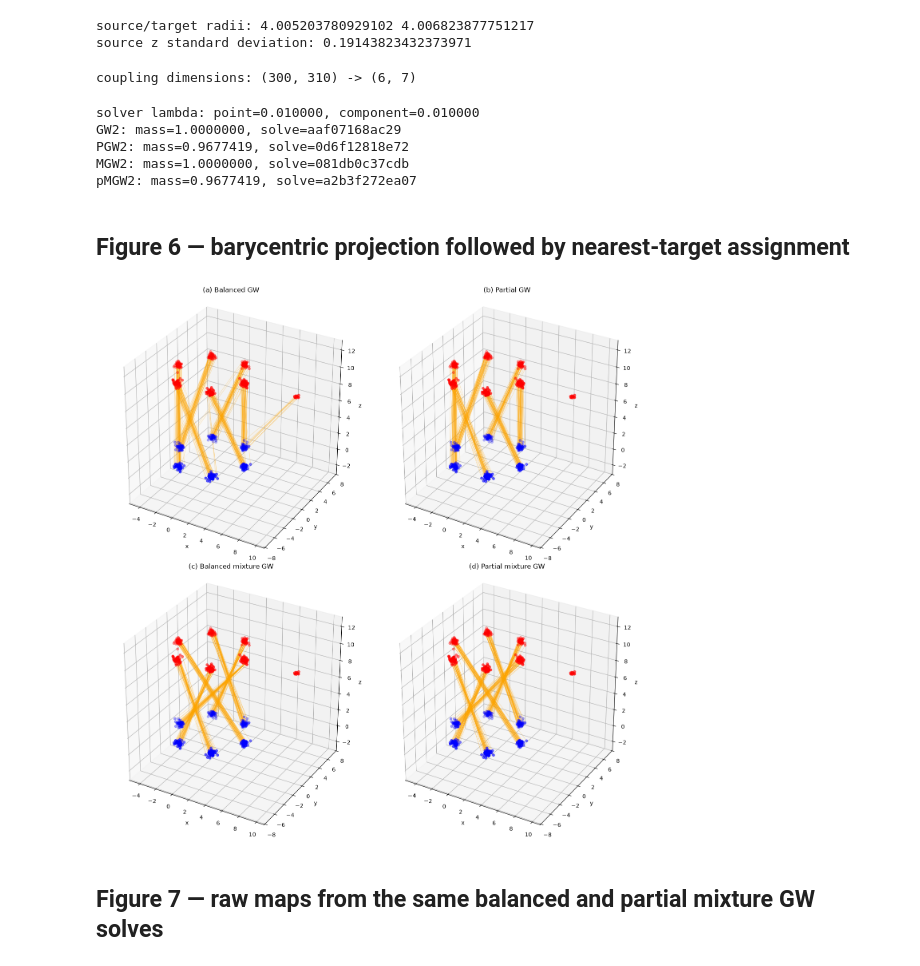
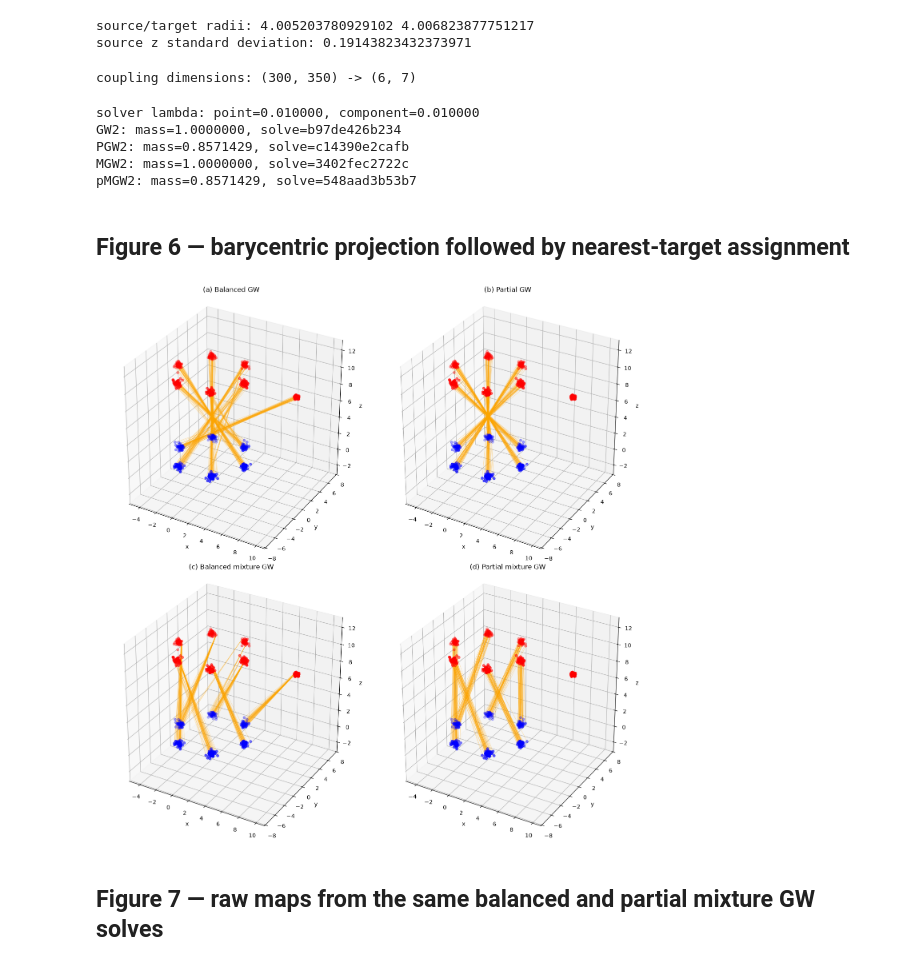
Before and after one commit to yachimura-lab/EPGOT-PMGW, a Jupyter notebook: docs/notebook/figure6_7.ipynb, the cells around one changed output. Drawn from its saved outputs; the diff is of its cells as text; code cells hidden in the pictures.

Commit message:
Increase GW noise points to 50

```diff
--- a/docs/notebook/figure6_7.ipynb
+++ b/docs/notebook/figure6_7.ipynb
@@ -53,7 +53,7 @@ POINTS = 300              # points sampled from each ring
 SIGMA = 0.2               # component standard deviation, covariance 0.04 I_3
 RADIUS = 4.0              # ring radius, identical for source and target
 HEIGHT = 10.0             # the target ring lies in the plane z = HEIGHT
-NOISE_POINTS = 10         # outlying points added to the target
+NOISE_POINTS = 50         # outlying points added to the target
 NOISE_CENTRE = np.array([2.5 * RADIUS, 0.0, HEIGHT])  # centre of the noise ball
 NOISE_RADIUS = 0.3        # radius of that ball
 
@@ -169,7 +169,7 @@ print(
     (source_gmm.K, target_gmm.K),
 )
 # %% [output]
-coupling dimensions: (300, 310) -> (6, 7)
+coupling dimensions: (300, 350) -> (6, 7)
 # %%
 # ---------------------------------------------------------------
 # Penalty. Section 7.2 sets lambda = 0.01 for both partial methods, and
@@ -250,10 +250,10 @@ for method, key in [
     )
 # %% [output]
 solver lambda: point=0.010000, component=0.010000
-GW2: mass=1.0000000, solve=aaf07168ac29
-PGW2: mass=0.9677419, solve=0d6f12818e72
-MGW2: mass=1.0000000, solve=081db0c37cdb
-pMGW2: mass=0.9677419, solve=a2b3f272ea07
+GW2: mass=1.0000000, solve=b97de426b234
+PGW2: mass=0.8571429, solve=c14390e2cafb
+MGW2: mass=1.0000000, solve=3402fec2722c
+pMGW2: mass=0.8571429, solve=548aad3b53b7
 # %%
 p = ot.unif(len(figure67_problem["source"]))
 q = ot.unif(len(figure67_problem["target"]))
@@ -338,25 +338,25 @@ for method, key, solver_lambda, cost_scale in [
 ## Figure 6 — barycentric projection followed by nearest-target assignment
 # %%
 figure6 = make_figure6(figure67_data, figure67_solved)
-figure6_path = OUTPUT_DIR / "figure6.pdf"
-figure6.savefig(figure6_path, format="pdf", bbox_inches="tight")
+figure6_path = OUTPUT_DIR / "figure6.png"
+figure6.savefig(figure6_path, format="png", bbox_inches="tight")
 write_figure_sidecar(
     METADATA_DIR / "figure6.json",
     figure=6,
     outputs=[figure6_path],
     panels=method_panels,
     inputs=common_inputs,
     seeds={
         "source_sampling": DEFAULT_SEED,
         "target_sampling": DEFAULT_SEED + 1,
         "noise_sampling": DEFAULT_SEED + 2,
         "fit": DEFAULT_SEED,
     },
     notes="All four methods use barycentric projections before nearest assignment.",
 )
 plt.show()
 # %% [output]
-[figure, old version]
+[figure, new version]
 # %% [markdown]
 ## Figure 7 — raw maps from the same balanced and partial mixture GW solves
 # %%
```
Also changed, not shown: parts of 2 cells of this notebook, 9 other files.
